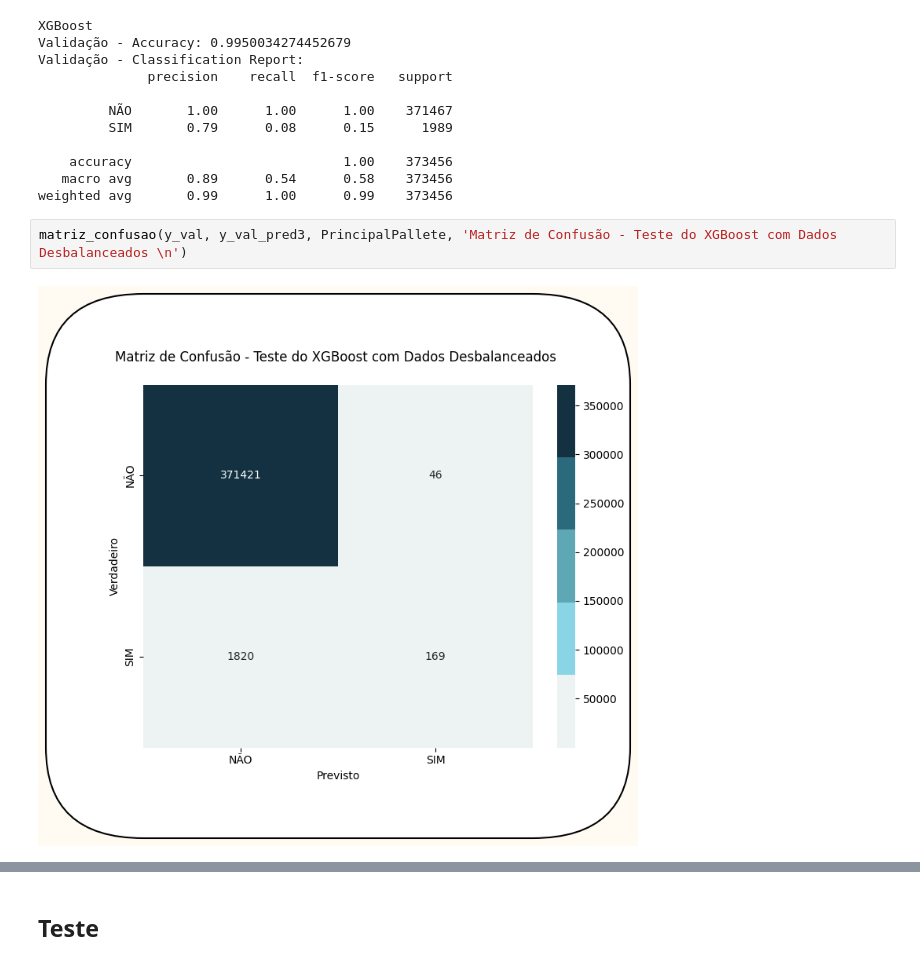
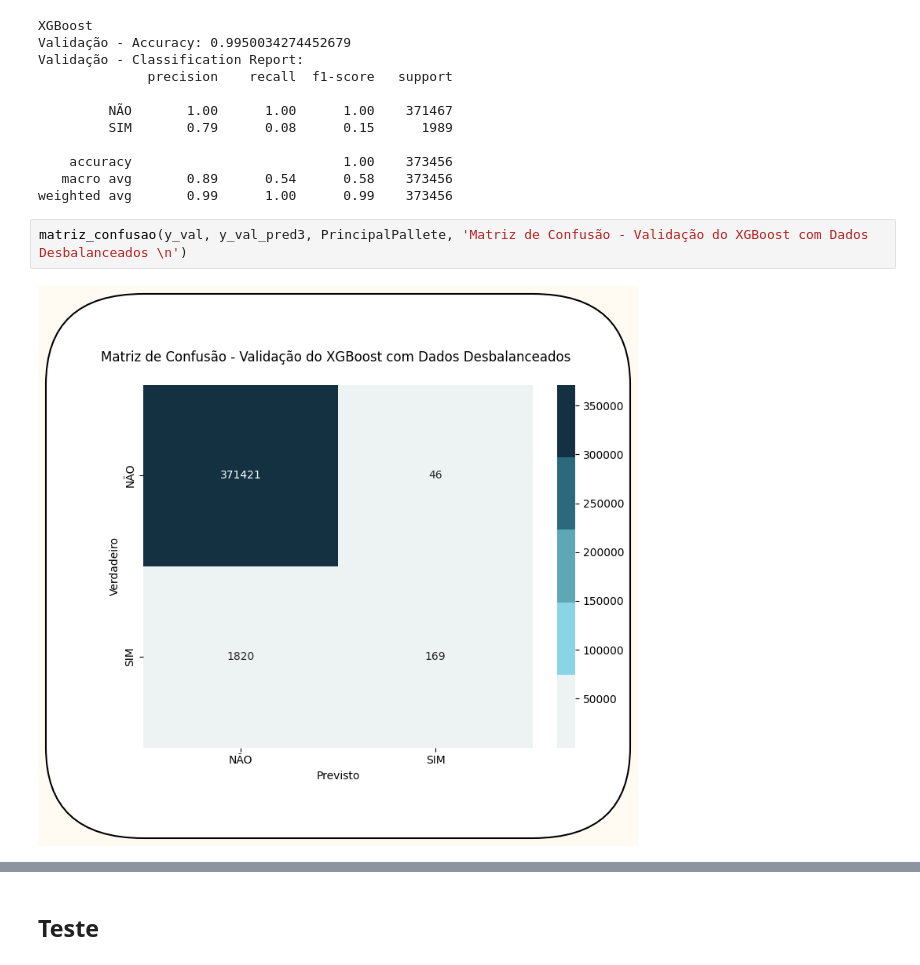
Before and after one commit to Felisouza/tcc_mba_icmc, a Jupyter notebook: models/Modelos1.ipynb, the cells around one changed output, grey strips where cells are left out. Saved outputs shown, nothing was run; the diff lists cells and outputs as text.

```diff
--- a/models/Modelos1.ipynb
+++ b/models/Modelos1.ipynb
@@ -296,6 +403,6 @@ Validação - Classification Report:
    macro avg       0.89      0.54      0.58    373456
 weighted avg       0.99      1.00      0.99    373456
 # %%
-matriz_confusao(y_val, y_val_pred3, PrincipalPallete, 'Matriz de Confusão - Teste do XGBoost com Dados Desbalanceados \n')
+matriz_confusao(y_val, y_val_pred3, PrincipalPallete, 'Matriz de Confusão - Validação do XGBoost com Dados Desbalanceados \n')
 # %% [output]
-[figure, old version]
+[figure, new version]
```
Also changed, not shown: parts of 19 cells of this notebook, 15 other files.
